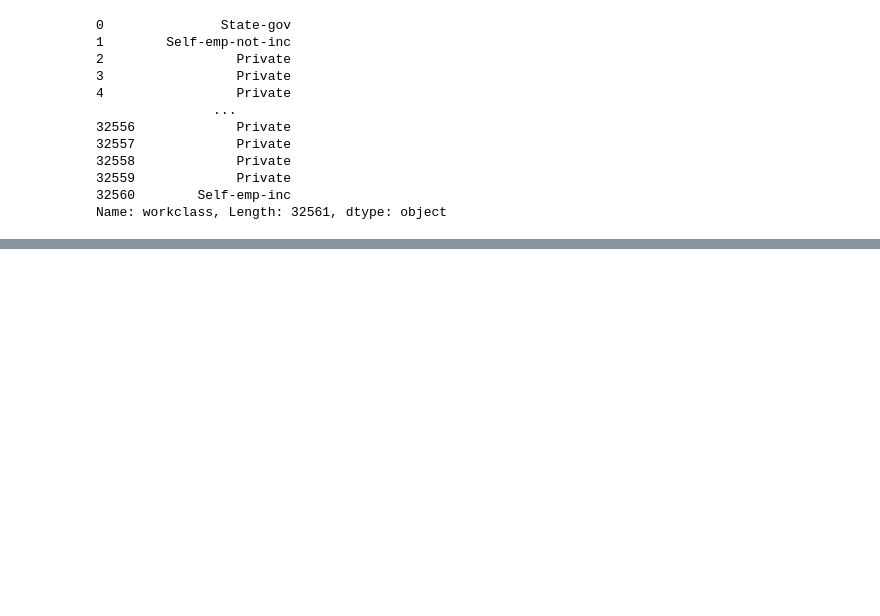
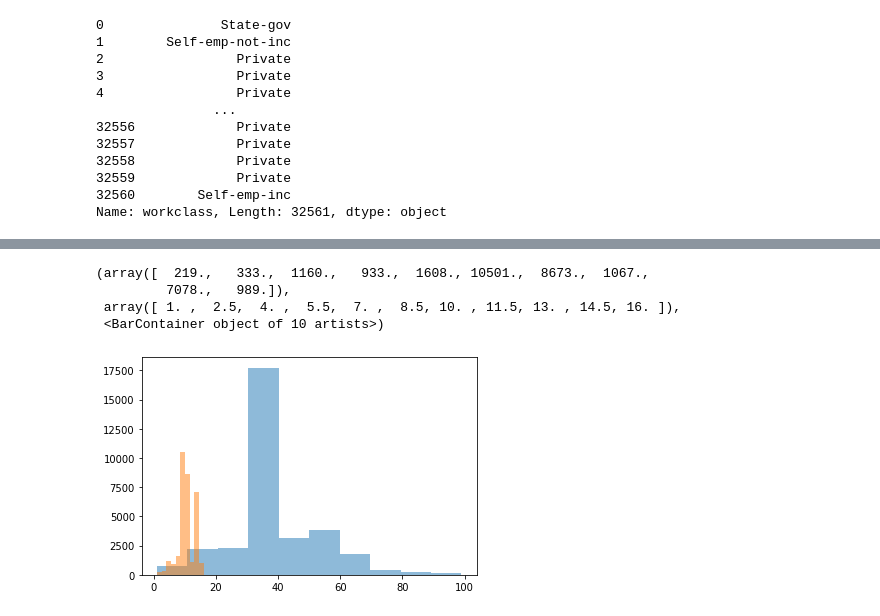
Before and after one commit to olethrosdc/digital-skills, a Jupyter notebook: src/scatterplots/basic-scatter.ipynb, the cells around one changed output, grey strips where cells are left out. Saved outputs shown, nothing was run; the diff lists cells and outputs as text; code cells hidden in the pictures; blank space fills up the shorter version.

```diff
--- a/src/scatterplots/basic-scatter.ipynb
+++ b/src/scatterplots/basic-scatter.ipynb
@@ -37,0 +28,11 @@ IndentationError: expected an indented block (<ipython-input-28-4be7c7e14011>, l
+# %%
+import matplotlib.pyplot as plt
+# make a histogram
+plt.hist(data["hours-per-week"], alpha=0.5) # use alpha transparency to make them more visible
+plt.hist(data["education-num"], alpha=0.5)
+# %% [output]
+(array([  219.,   333.,  1160.,   933.,  1608., 10501.,  8673.,  1067.,
+         7078.,   989.]),
+ array([ 1. ,  2.5,  4. ,  5.5,  7. ,  8.5, 10. , 11.5, 13. , 14.5, 16. ]),
+ <BarContainer object of 10 artists>)
+[figure, added]
```
Also changed, not shown: parts of 12 cells of this notebook, 1 other file.
